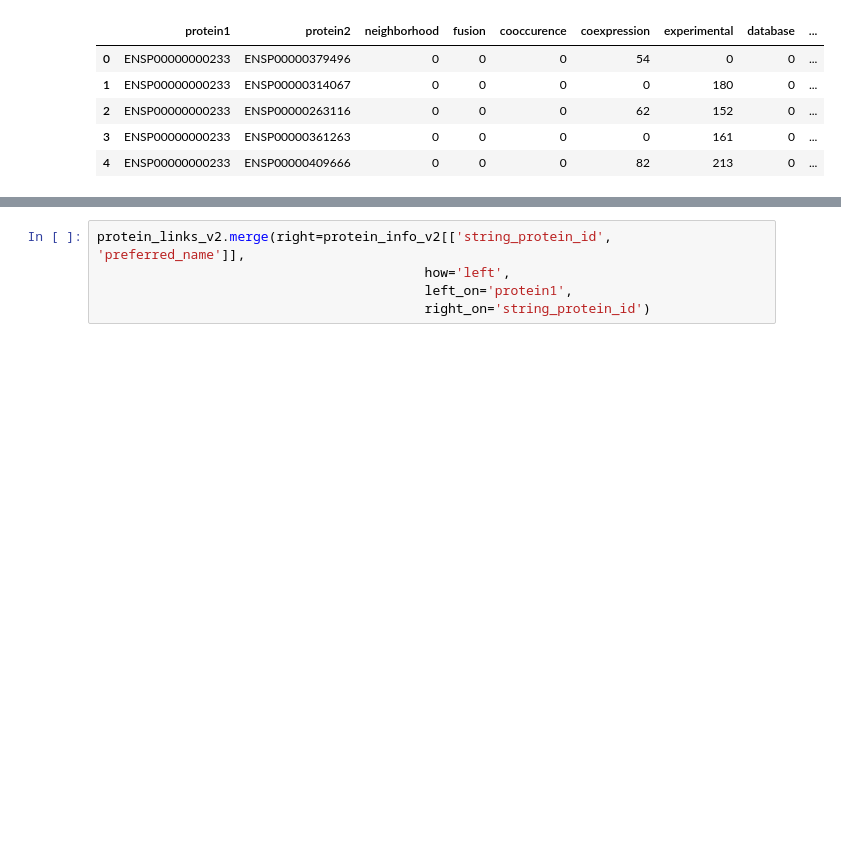
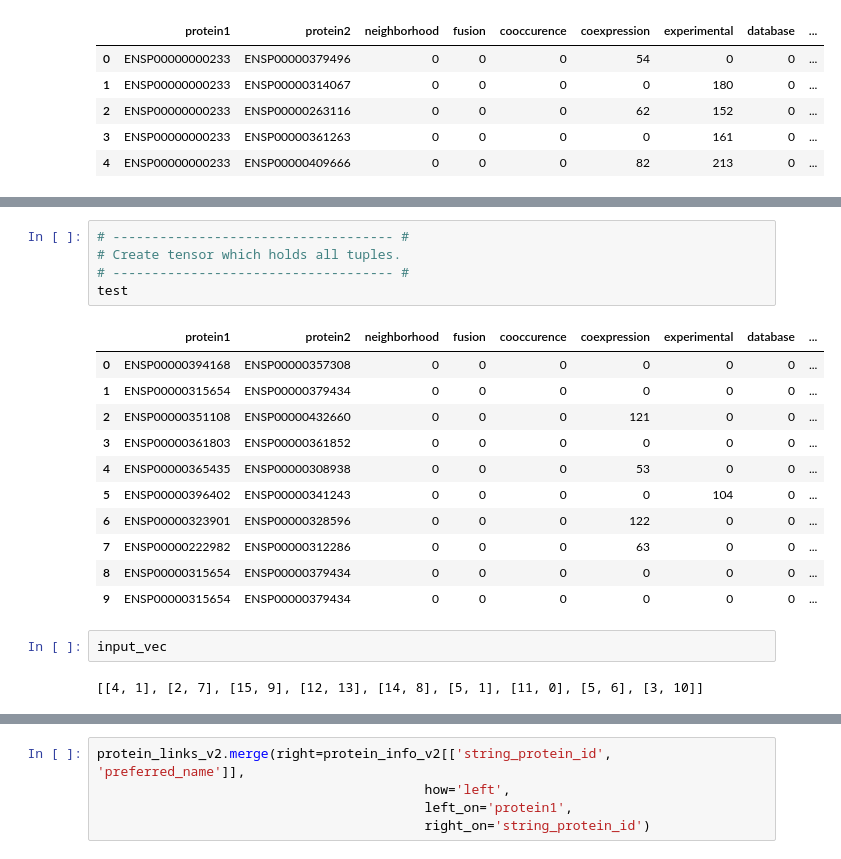
Before and after one commit to PeeteKeesel/gnn-for-drug-response-prediction, a Jupyter notebook: 07_Linking.ipynb, the cells around one changed output, grey strips where cells are left out. Saved outputs shown, nothing was run; the diff lists cells and outputs as text; blank space fills up the shorter version.

```diff
--- a/07_Linking.ipynb
+++ b/07_Linking.ipynb
@@ -260,0 +800,21 @@ protein_links_v4[['gene_symbol1', 'gene_symbol2']].isna().sum()
+# %%
+# ------------------------------------ #
+# Create tensor which holds all tuples.
+# ------------------------------------ #
+test
+# %% [output]
+|  | protein1 | protein2 | neighborhood | fusion | cooccurence | coexpression | experimental | database | ... |
+| 0 | ENSP00000394168 | ENSP00000357308 | 0 | 0 | 0 | 0 | 0 | 0 | ... |
+| 1 | ENSP00000315654 | ENSP00000379434 | 0 | 0 | 0 | 0 | 0 | 0 | ... |
+| 2 | ENSP00000351108 | ENSP00000432660 | 0 | 0 | 0 | 121 | 0 | 0 | ... |
+| 3 | ENSP00000361803 | ENSP00000361852 | 0 | 0 | 0 | 0 | 0 | 0 | ... |
+| 4 | ENSP00000365435 | ENSP00000308938 | 0 | 0 | 0 | 53 | 0 | 0 | ... |
+| 5 | ENSP00000396402 | ENSP00000341243 | 0 | 0 | 0 | 0 | 104 | 0 | ... |
+| 6 | ENSP00000323901 | ENSP00000328596 | 0 | 0 | 0 | 122 | 0 | 0 | ... |
+| 7 | ENSP00000222982 | ENSP00000312286 | 0 | 0 | 0 | 63 | 0 | 0 | ... |
+| 8 | ENSP00000315654 | ENSP00000379434 | 0 | 0 | 0 | 0 | 0 | 0 | ... |
+| 9 | ENSP00000315654 | ENSP00000379434 | 0 | 0 | 0 | 0 | 0 | 0 | ... |
+# %%
+input_vec
+# %% [output]
+[[4, 1], [2, 7], [15, 9], [12, 13], [14, 8], [5, 1], [11, 0], [5, 6], [3, 10]]
```
Also changed, not shown: parts of 59 cells of this notebook, 2 other files.
